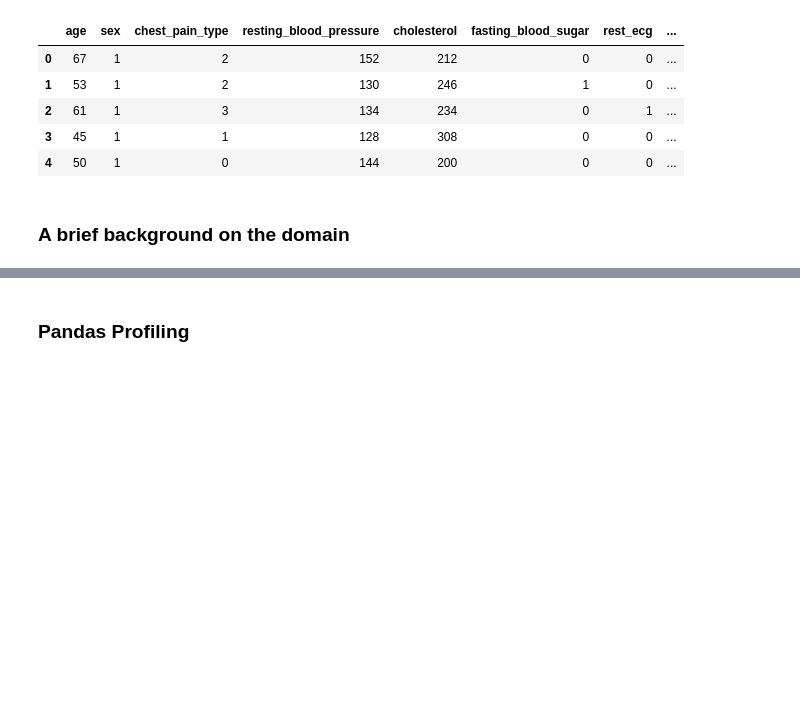
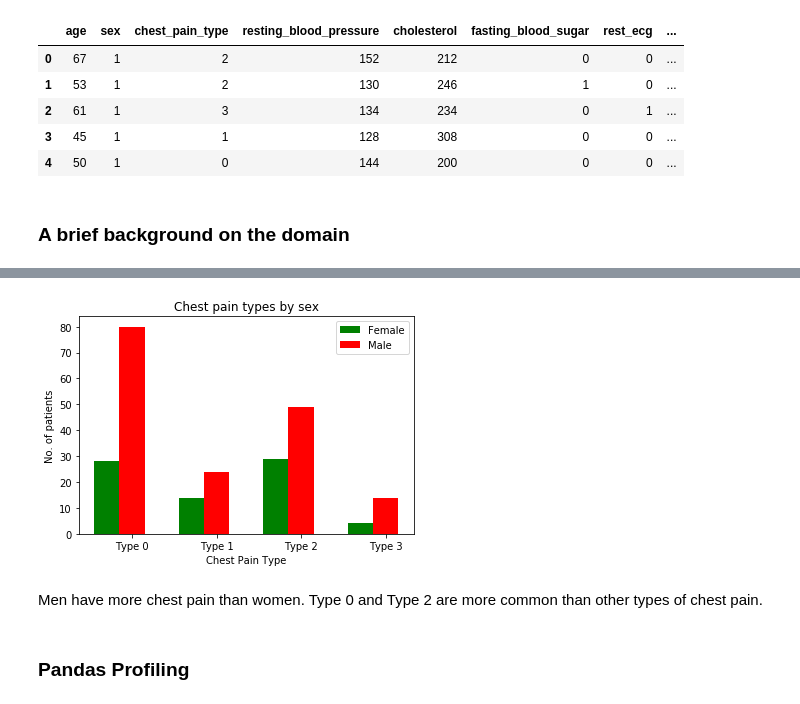
Before and after one commit to bajracharya-kshitij/heart_disease, a Jupyter notebook: Heart Disease.ipynb, the cells around one changed output, grey strips where cells are left out. Drawn from its saved outputs; the diff is of its cells as text; code cells hidden in the pictures; blank space fills up the shorter version.

```diff
--- a/Heart Disease.ipynb
+++ b/Heart Disease.ipynb
@@ -108,0 +142,6 @@ Heart disease symptoms caused by **abnormal heartbeats**. Heart may beat too qui
+# %%
+def get_chest_pain_type_by_sex(chest_pain_type, sex):
+    return len(train_df[(train_df['chest_pain_type'] == chest_pain_type) & (train_df['sex'] == sex)])
+
+cp_female = [get_chest_pain_type_by_sex(i,0) for i in range(4)]
+cp_male = [get_chest_pain_type_by_sex(i,1) for i in range(4)]
@@ -109,3 +154,21 @@ Heart disease symptoms caused by **abnormal heartbeats**. Heart may beat too qui
+# %%
+x_pos = np.arange(4)
+bar_width = 0.3
+
+rects1 = plt.bar(x_pos, cp_female, bar_width, color='g', label='Female')
+rects2 = plt.bar(x_pos + bar_width, cp_male, bar_width, color='r', label='Male')
+
+plt.xlabel('Chest Pain Type')
+plt.ylabel('No. of patients')
+plt.title('Chest pain types by sex')
+plt.xticks(x_pos + bar_width, ['Type 0', 'Type 1', 'Type 2', 'Type 3'])
+plt.legend()
+
+plt.show()
+# %% [output]
+[figure, added]
+# %% [markdown]
+Men have more chest pain than women. Type 0 and Type 2 are more common than other types of chest pain.
 # %% [markdown]
 ### Pandas Profiling
 # %%
```
Also changed, not shown: parts of 25 cells of this notebook.
